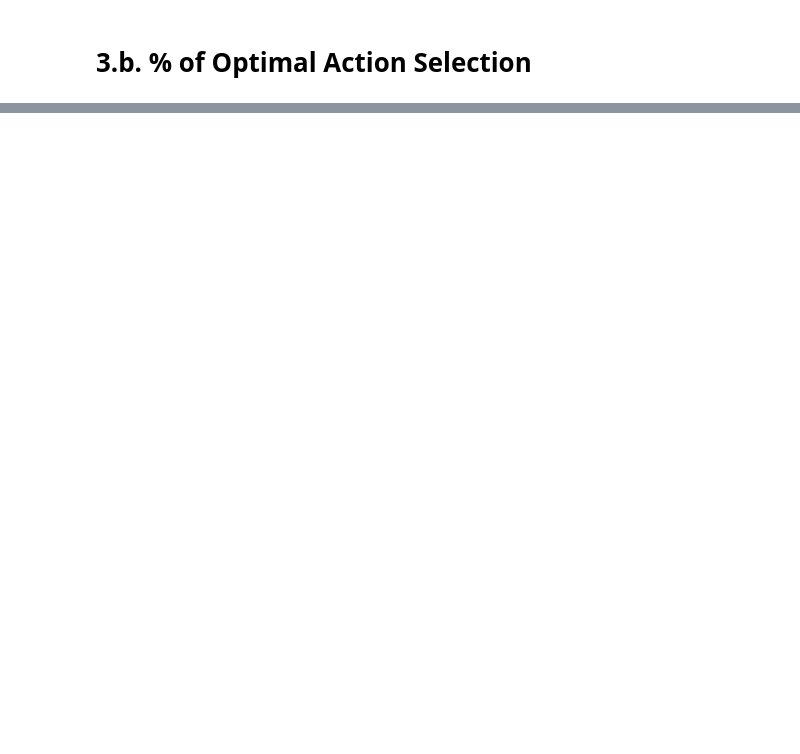
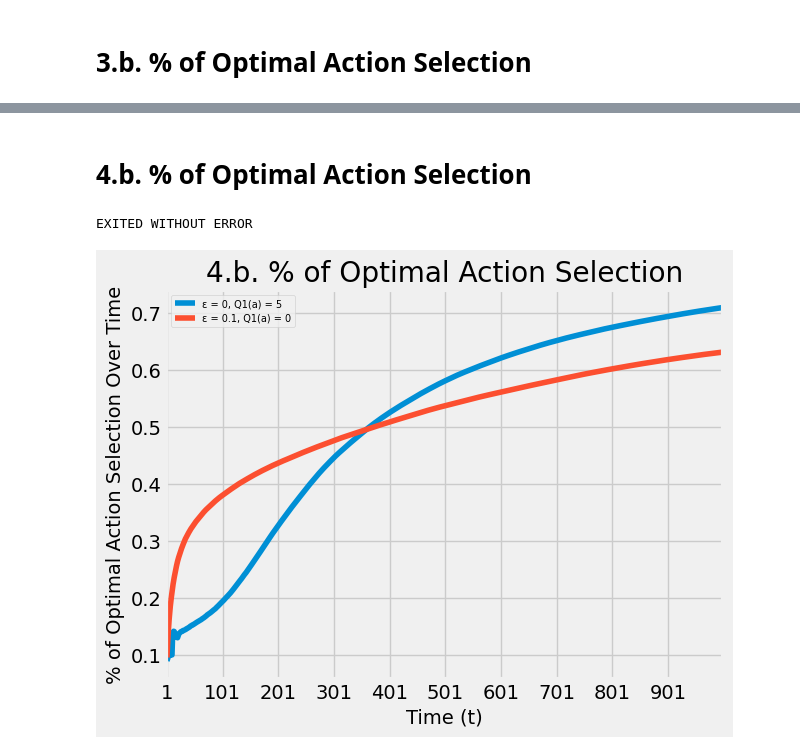
Before and after one commit to al-gabe31/CMSC471-HW3, a Jupyter notebook: LQ90575_Homework3.ipynb, the cells around one changed output, grey strips where cells are left out. Drawn from its saved outputs; the diff is of its cells as text; code cells hidden in the pictures; blank space fills up the shorter version.

```diff
--- a/LQ90575_Homework3.ipynb
+++ b/LQ90575_Homework3.ipynb
@@ -76,0 +109,32 @@ EXITED WITHOUT ERROR
+# %% [markdown]
+# 4.b. % of Optimal Action Selection
+# %%
+import importlib
+import functions as functions
+from functions import *
+importlib.reload(functions)
+
+
+
+solution1 = optimistic_initial(epsilon=0, alpha=0.1, initial_value=5)
+solution2 = optimistic_initial(epsilon=0.1, alpha=0.1, initial_value=0)
+# Plot graphs here
+x = arange(1, len(solution1[1]) + 1) # Needed for the x-axis
+plt.title("4.b. % of Optimal Action Selection")
+plt.xlabel("Time (t)")
+plt.xticks(arange(1, len(solution1[1]), step = len(solution1[0]) / 10))
+# plt.yticks
+plt.xlim(right = len(solution1[1]))
+
+# Plotting Average Observed Reward here
+plt.ylabel("% of Optimal Action Selection Over Time")
+plt.plot(x, solution1[1])
+plt.plot(x, solution2[1])
+
+plt.rc("legend", fontsize = 7)
+plt.legend([f"ε = 0, Q1(a) = 5", f"ε = 0.1, Q1(a) = 0"], loc = "upper left")
+
+print("EXITED WITHOUT ERROR")
+# %% [output]
+EXITED WITHOUT ERROR
+[figure, added]
```
Also changed, not shown: parts of 4 cells of this notebook, 1 other file.
